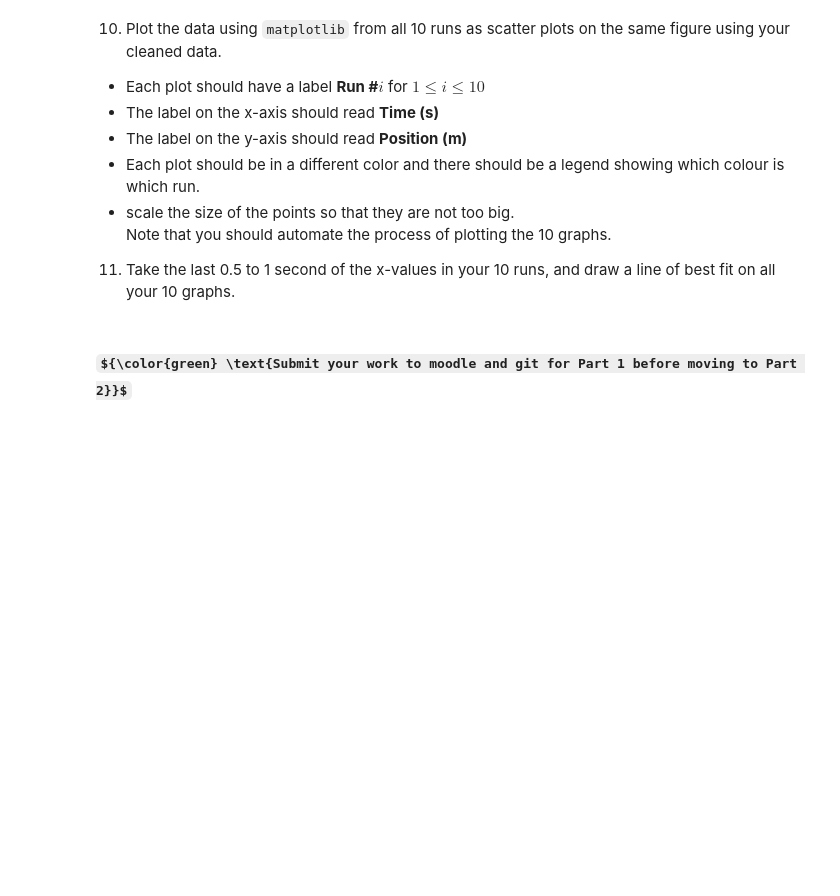
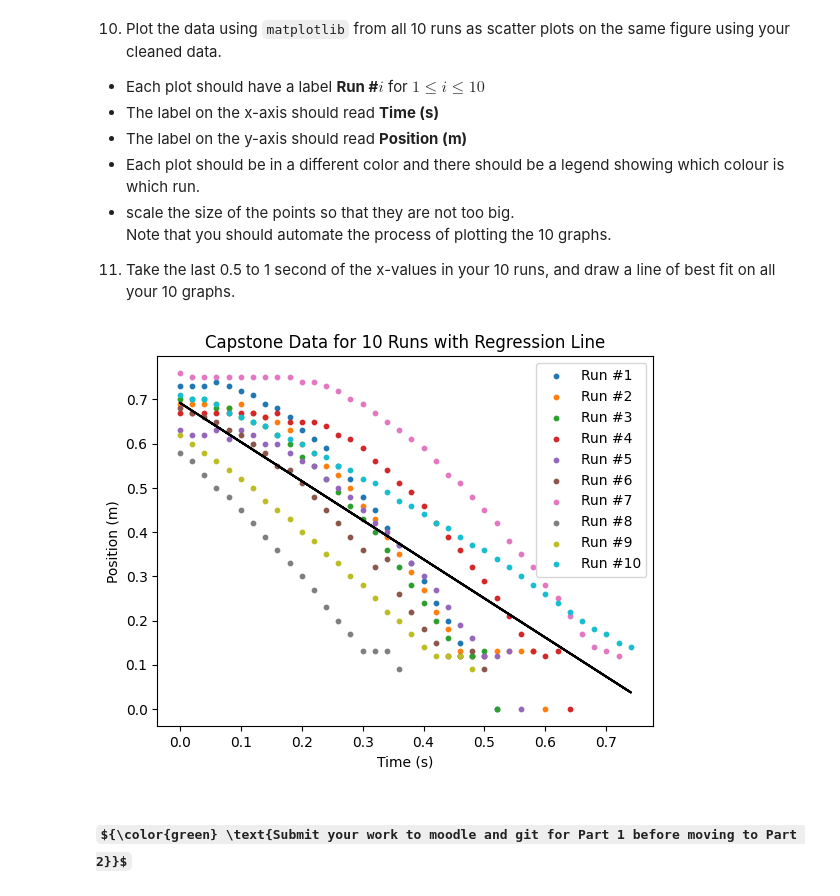
Before and after one commit to jems41/SF-2, a Jupyter notebook: class-work/week-4/Assignment/assign1.ipynb, the cells around one changed output. Drawn from its saved outputs; the diff is of its cells as text; code cells hidden in the pictures; some formulas as TeX source; blank space fills up the shorter version.

```diff
--- a/class-work/week-4/Assignment/assign1.ipynb
+++ b/class-work/week-4/Assignment/assign1.ipynb
@@ -65,13 +65,14 @@ Note that this process should be automated.  You **should not** manually adjust
 new_data = []
 
 for i in range(10):
-    new_data.append(df.iloc[:11, [i*4]])
+    new_data.append(df.iloc[:, [i*4]])
 
 for i in range(10):
-    new_data.append(df.iloc[:11, [i*4+1]])
+    new_data.append(df.iloc[:, [i*4+1]])
 
-data_df = df[new_data]
+data_df = pd.concat(new_data, axis=1)
+
 data_df = data_df.dropna()
 
-print(data_df)
+data_df
 # %% [output]
@@ -102,3 +149,39 @@ Note that you should automate the process of plotting the 10 graphs.
+# %%
+# Your code for steps 10-11 go here:
+xpoints = []
+ypoints = []
+
+for i in range(1, 11):
+    time_col = f"Time (s) Run #{i}"
+    position_col = f"Position (m) Run #{i}"
+
+    if time_col in clean_df.columns and position_col in clean_df.columns:
+        max_time = clean_df[time_col].max()
+        filtered_df = clean_df[clean_df[time_col] >= max_time - 0.5]
+
+        xpoints.extend(filtered_df[time_col].to_numpy())
+        ypoints.extend(filtered_df[position_col].to_numpy())
+
+xpoints = np.array(xpoints)
+ypoints = np.array(ypoints)
+
+m, b = np.polyfit(xpoints, ypoints, deg = 1)
+
+for i in range(1, 11):
+    time_col = f"Time (s) Run #{i}"
+    position_col = f"Position (m) Run #{i}"
+
+    if time_col in clean_df.columns and position_col in clean_df.columns:
+        plt.scatter(clean_df[time_col], clean_df[position_col], label=f"Run #{i}", s=10)
+
+plt.xlabel("Time (s)")
+plt.ylabel("Position (m)")
+plt.title("Capstone Data for 10 Runs with Regression Line")
+plt.legend()
+plt.plot(xpoints, m * xpoints + b, color="black", label="Best Fit Line")
+plt.show()
+# %% [output]
+[figure, added]
 # %% [markdown]
 ### ${\color{green} \text{Submit your work to moodle and git for Part 1 before moving to Part 2}}$
 # %% [markdown]
```
Also changed, not shown: parts of 4 cells of this notebook, 2 other files.
